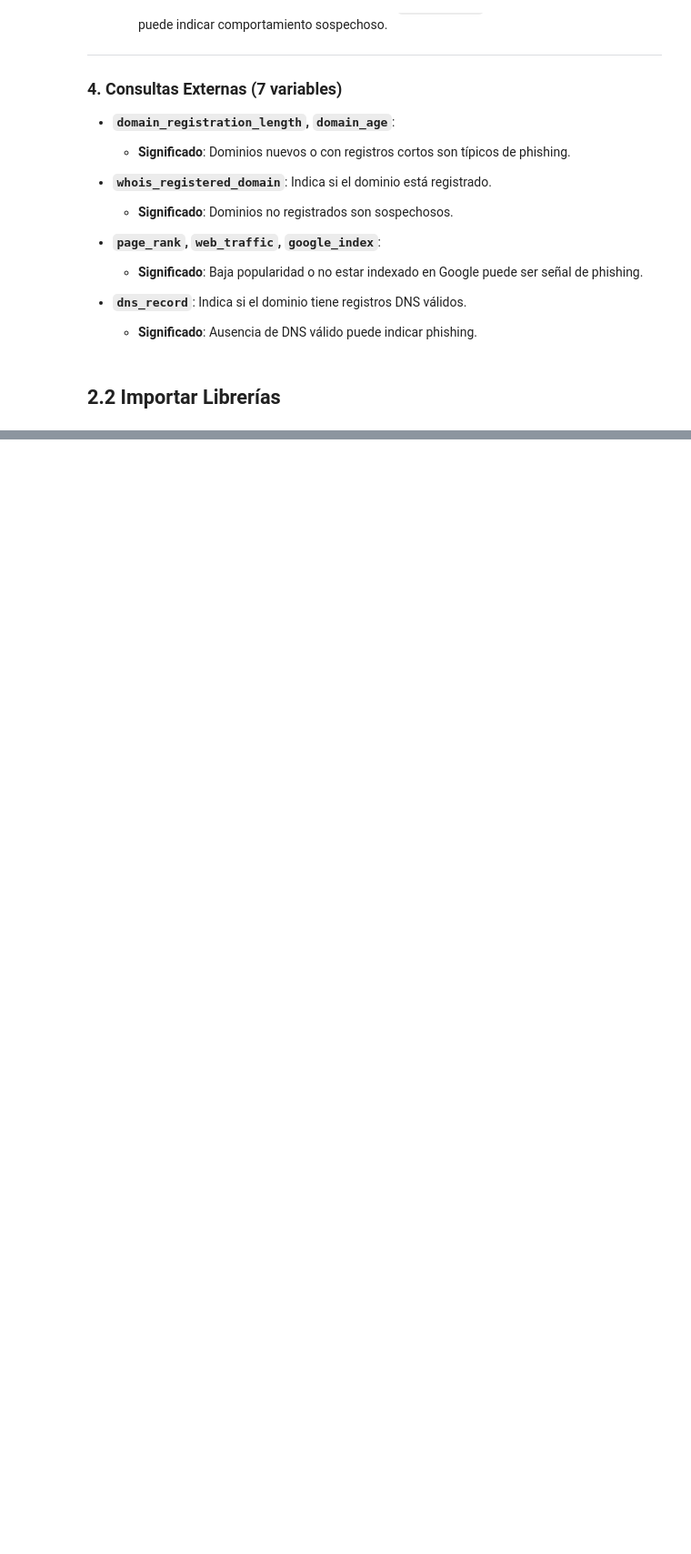
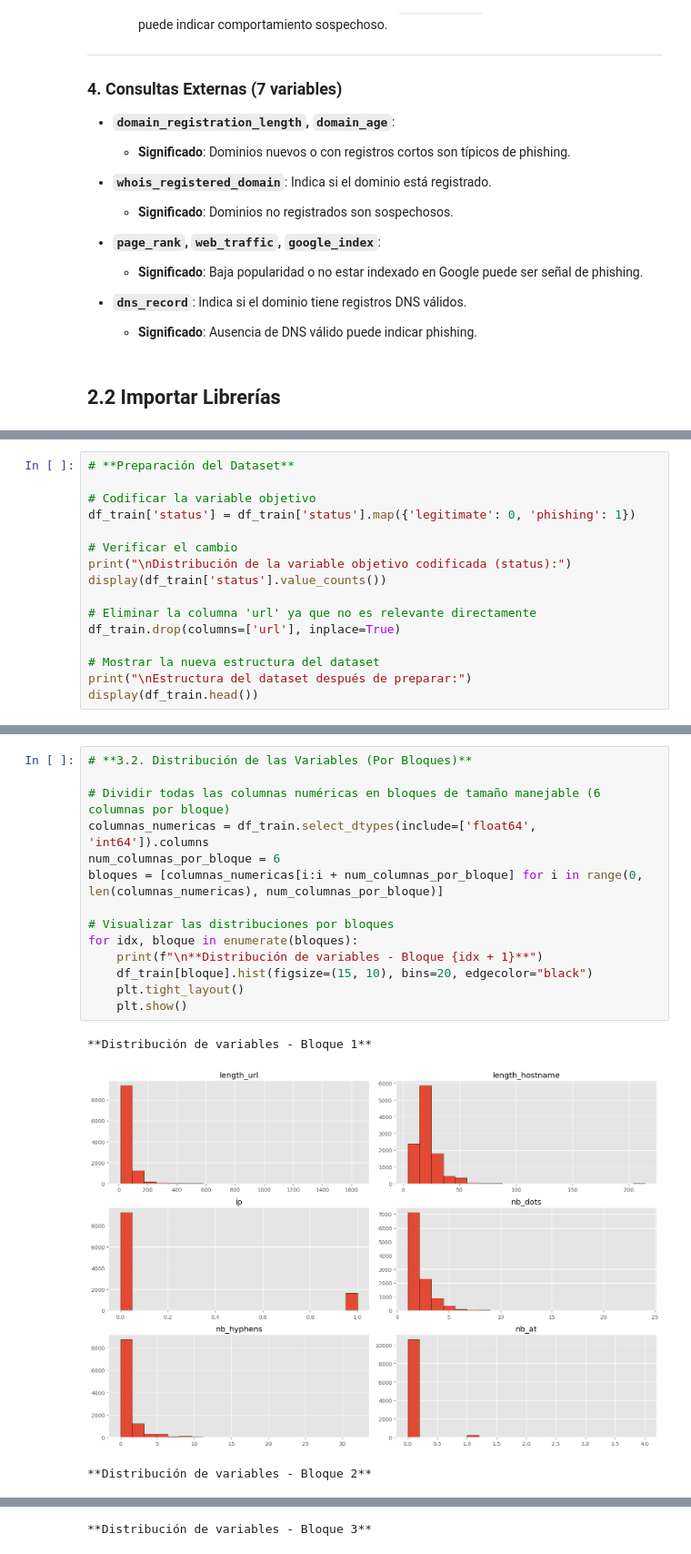
Before and after one commit to jarkillo/Phishing_modelos_decision, a Jupyter notebook: Phising_ETL.ipynb, the cells around one changed output, grey strips where cells are left out. Shown at 91% size. Drawn from its saved outputs; the diff is of its cells as text; blank space fills up the shorter version.

```diff
--- a/Phising_ETL.ipynb
+++ b/Phising_ETL.ipynb
@@ -209,0 +366,16 @@ plt.style.use('ggplot')
+# %%
+# **Preparación del Dataset**
+
+# Codificar la variable objetivo
+df_train['status'] = df_train['status'].map({'legitimate': 0, 'phishing': 1})
+
+# Verificar el cambio
+print("\nDistribución de la variable objetivo codificada (status):")
+display(df_train['status'].value_counts())
+
+# Eliminar la columna 'url' ya que no es relevante directamente
+df_train.drop(columns=['url'], inplace=True)
+
+# Mostrar la nueva estructura del dataset
+print("\nEstructura del dataset después de preparar:")
+display(df_train.head())
@@ -209,0 +400,18 @@ plt.style.use('ggplot')
+# %%
+# **3.2. Distribución de las Variables (Por Bloques)**
+
+# Dividir todas las columnas numéricas en bloques de tamaño manejable (6 columnas por bloque)
+columnas_numericas = df_train.select_dtypes(include=['float64', 'int64']).columns
+num_columnas_por_bloque = 6
+bloques = [columnas_numericas[i:i + num_columnas_por_bloque] for i in range(0, len(columnas_numericas), num_columnas_por_bloque)]
+
+# Visualizar las distribuciones por bloques
+for idx, bloque in enumerate(bloques):
+    print(f"\n**Distribución de variables - Bloque {idx + 1}**")
+    df_train[bloque].hist(figsize=(15, 10), bins=20, edgecolor="black")
+    plt.tight_layout()
+    plt.show()
+# %% [output]
+**Distribución de variables - Bloque 1**
+[figure, added]
+**Distribución de variables - Bloque 2**
@@ -209,0 +419 @@ plt.style.use('ggplot')
+**Distribución de variables - Bloque 3**
```
Also changed, not shown: parts of 50 cells of this notebook.
